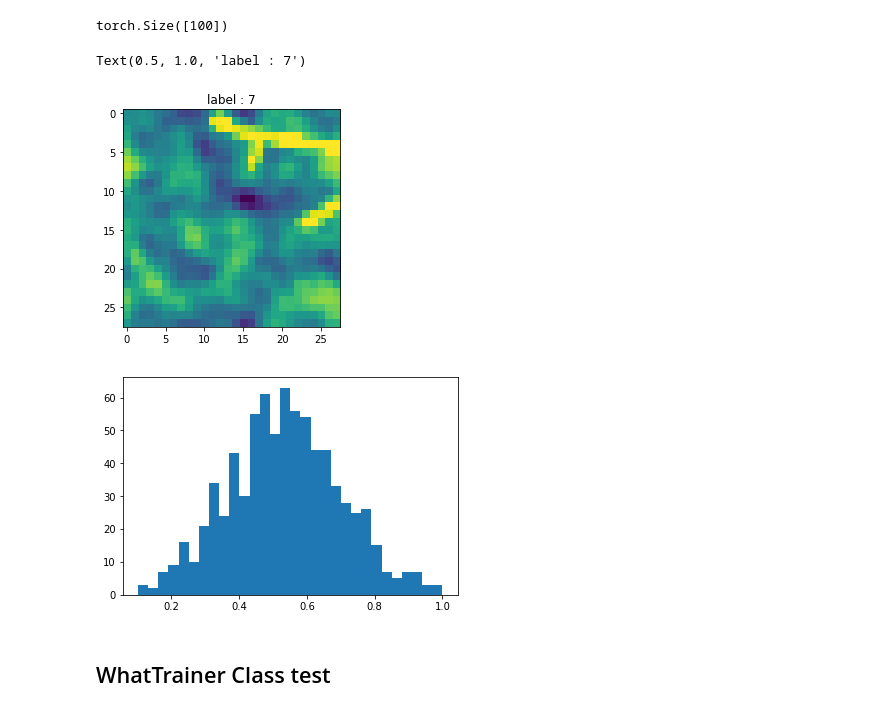
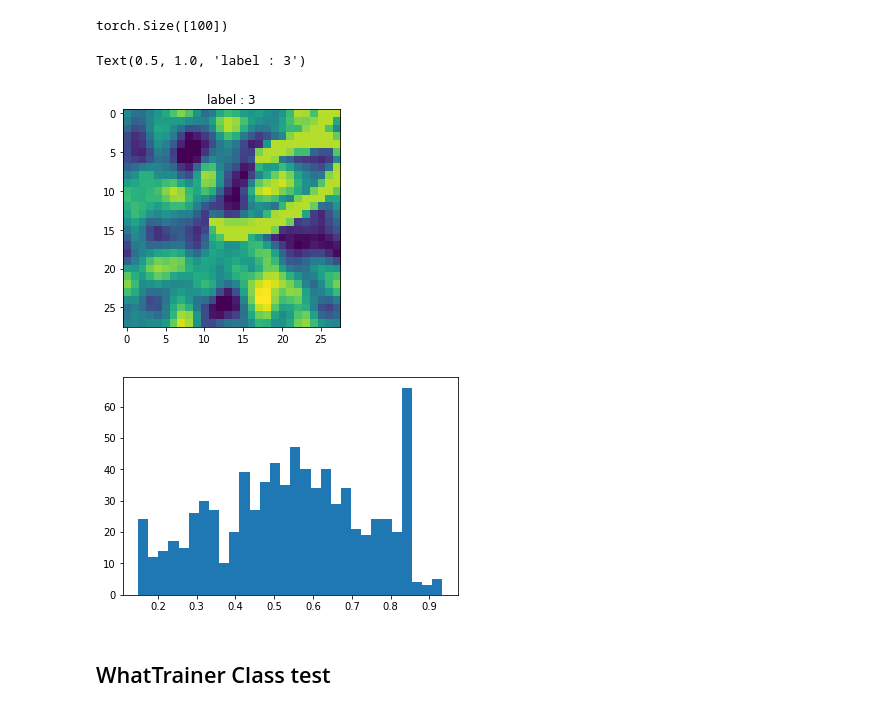
Before and after one commit to laurentperrinet/WhereIsMyMNIST, a Jupyter notebook: dev/2019-06-05-What-Tests.ipynb, the cells around one changed output. Drawn from its saved outputs; the diff is of its cells as text; code cells hidden in the pictures.

```diff
--- a/dev/2019-06-05-What-Tests.ipynb
+++ b/dev/2019-06-05-What-Tests.ipynb
@@ -39,7 +39,10 @@ args
 # %%
 transform=transforms.Compose([
                                WhatShift(i_offset=-8, j_offset=8),
-                               WhatBackground(),
+                               WhatBackground(contrast = args.contrast,
+                                              noise=args.noise,
+                                              sf_0=args.sf_0,
+                                              B_sf=args.B_sf),
                                transforms.ToTensor(),
                                #transforms.Normalize((args.mean,), (args.std,))
                            ])
@@ -70,16 +73,16 @@ label.shape
 # %% [output]
 torch.Size([100])
 # %%
-i = 5
+i = 4
 plt.imshow(data[i,:,:].detach().numpy().reshape((28, 28)))
 plt.title('label : '+str(label[i].item()))
 # %% [output]
-Text(0.5, 1.0, 'label : 7')
+Text(0.5, 1.0, 'label : 3')
-[figure, old version]
+[figure, new version]
 # %%
-h = plt.hist(data[1,:,:].detach().numpy().flatten(), 30)
+h = plt.hist(data[i,:,:].detach().numpy().flatten(), 30)
 # %% [output]
-[figure, old version]
+[figure, new version]
 # %%
 device = 'cpu'
 model = WhatNet().to(device)
```
Also changed, not shown: 4 other files.
